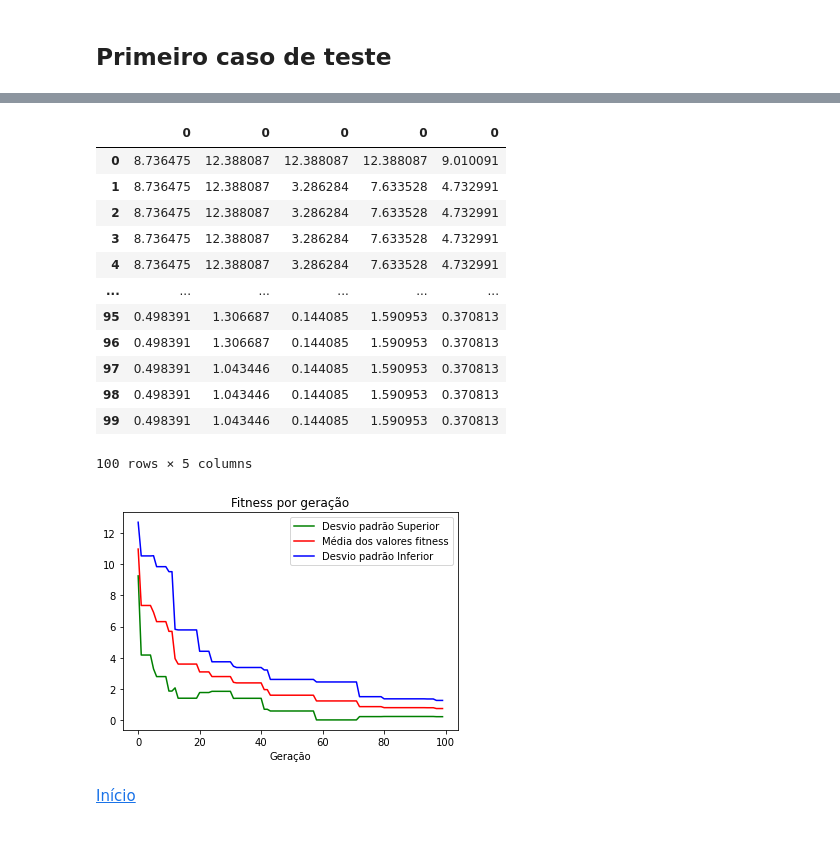
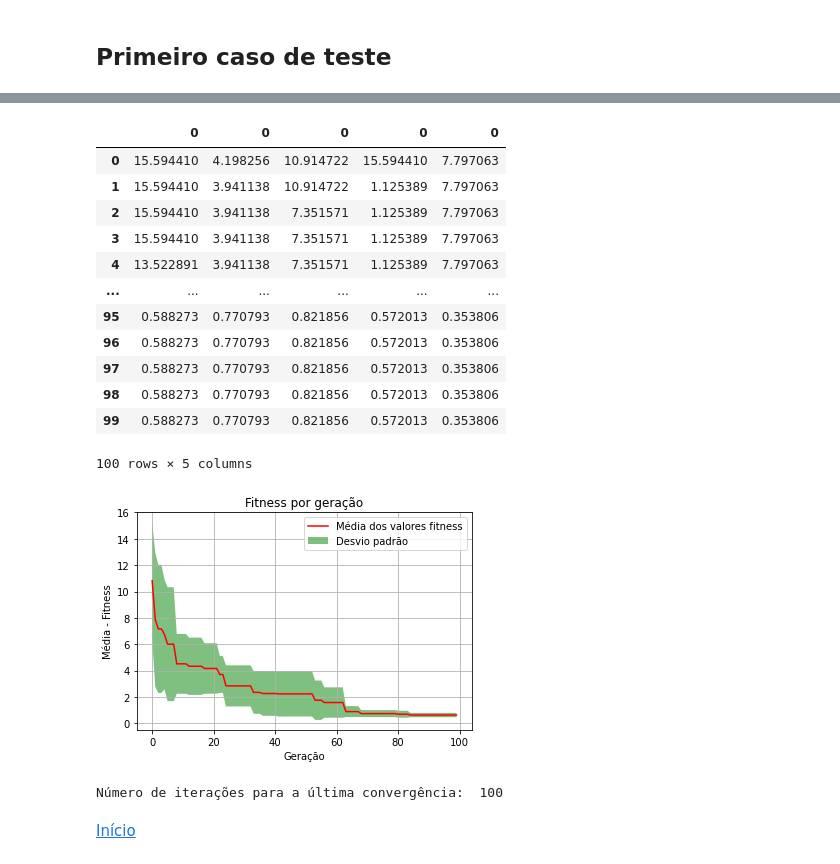
Before and after one commit to julianaAuzier/topicos-especiais-computacao-trabalho1, a Jupyter notebook: 2 - testing random walk.ipynb, the cells around one changed output, grey strips where cells are left out. Cells and saved outputs as stored; diff of their text form; code cells hidden in the pictures.

```diff
--- a/2 - testing random walk.ipynb
+++ b/2 - testing random walk.ipynb
@@ -210,39 +211,41 @@ for j in range(i_desejadas):
                 continue
 
     tabela = pd.concat([tabela, pd.DataFrame(melhor_i)], axis=1)
-    #print('Número de iterações para a convergência: ',i)
+    #print('Número de iterações para a convergência: ',i+1)
 
 #media e desvio padrao dos fits
 desvioP = np.std(tabela,axis=1)
 media = np.mean(tabela,axis=1)
-desvioSup = media - desvioP
-desvioInf = media + desvioP
+desvioSup = media + desvioP
+desvioInf = media - desvioP
 tabela
 # %% [output]
 |  | 0 | 0 | 0 | 0 | 0 |
-| 0 | 8.736475 | 12.388087 | 12.388087 | 12.388087 | 9.010091 |
-| 1 | 8.736475 | 12.388087 | 3.286284 | 7.633528 | 4.732991 |
-| 2 | 8.736475 | 12.388087 | 3.286284 | 7.633528 | 4.732991 |
-| 3 | 8.736475 | 12.388087 | 3.286284 | 7.633528 | 4.732991 |
-| 4 | 8.736475 | 12.388087 | 3.286284 | 7.633528 | 4.732991 |
+| 0 | 15.594410 | 4.198256 | 10.914722 | 15.594410 | 7.797063 |
+| 1 | 15.594410 | 3.941138 | 10.914722 | 1.125389 | 7.797063 |
+| 2 | 15.594410 | 3.941138 | 7.351571 | 1.125389 | 7.797063 |
+| 3 | 15.594410 | 3.941138 | 7.351571 | 1.125389 | 7.797063 |
+| 4 | 13.522891 | 3.941138 | 7.351571 | 1.125389 | 7.797063 |
 | ... | ... | ... | ... | ... | ... |
-| 95 | 0.498391 | 1.306687 | 0.144085 | 1.590953 | 0.370813 |
-| 96 | 0.498391 | 1.306687 | 0.144085 | 1.590953 | 0.370813 |
-| 97 | 0.498391 | 1.043446 | 0.144085 | 1.590953 | 0.370813 |
-| 98 | 0.498391 | 1.043446 | 0.144085 | 1.590953 | 0.370813 |
-| 99 | 0.498391 | 1.043446 | 0.144085 | 1.590953 | 0.370813 |
+| 95 | 0.588273 | 0.770793 | 0.821856 | 0.572013 | 0.353806 |
+| 96 | 0.588273 | 0.770793 | 0.821856 | 0.572013 | 0.353806 |
+| 97 | 0.588273 | 0.770793 | 0.821856 | 0.572013 | 0.353806 |
+| 98 | 0.588273 | 0.770793 | 0.821856 | 0.572013 | 0.353806 |
+| 99 | 0.588273 | 0.770793 | 0.821856 | 0.572013 | 0.353806 |
 100 rows × 5 columns
 # %%
 plt.title("Fitness por geração")
 plt.xlabel("Geração")
-plt.ylabel("")
-plt.plot(desvioSup, color = "green", label = "Desvio padrão Superior")
+plt.ylabel("Média - Fitness")
 plt.plot(media, color = "red", label = "Média dos valores fitness")
-plt.plot(desvioInf, color = "blue", label = "Desvio padrão Inferior")
+plt.fill_between(range(len(media)), desvioSup, desvioInf, facecolor='green', alpha=0.5, label ='Desvio padrão')
+plt.grid(True)
 plt.legend()
 plt.show()
+print('\nNúmero de iterações para a última convergência: ',i+1)
 # %% [output]
-[figure, old version]
+[figure, new version]
+Número de iterações para a última convergência:  100
 # %% [markdown]
 [Início](#Índice)
 # %% [markdown]
```
Also changed, not shown: parts of 14 cells of this notebook.
